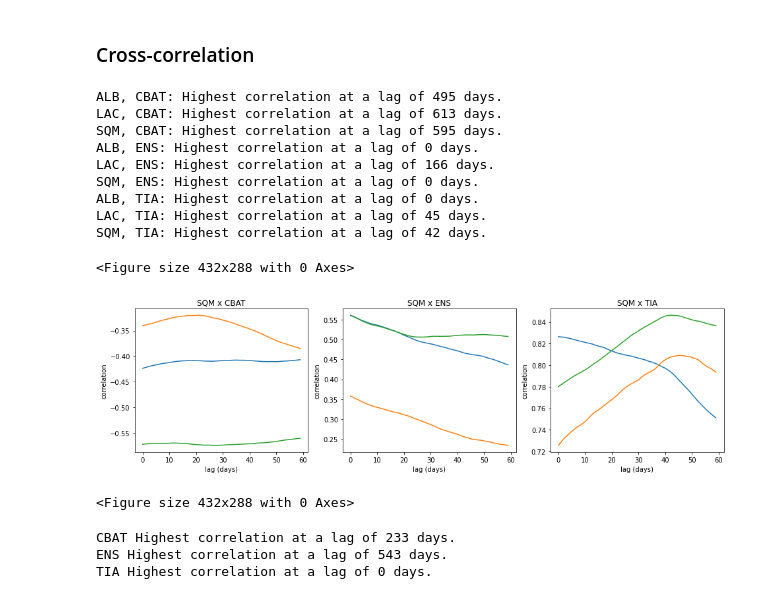
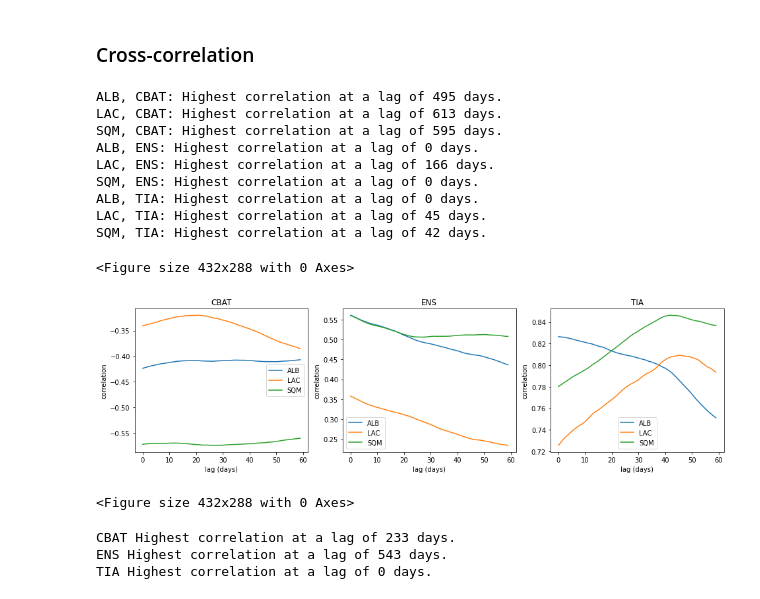
Before and after one commit to mm12063/pa_project, a Jupyter notebook: cross_correlation_sentiment_weather.ipynb, the cells around one changed output. Drawn from its saved outputs; the diff is of its cells as text; code cells hidden in the pictures.

```diff
--- a/cross_correlation_sentiment_weather.ipynb
+++ b/cross_correlation_sentiment_weather.ipynb
@@ -92,36 +92,36 @@ def calculate_days_delta(date_series, num_lag_rows):
 # Cross correlation between stock prices of battery manufacturers and mining companies
 
 fig, axs = plt.subplots(ncols=3, nrows=1, figsize=(16, 4))
 
 for idx, (battery_company, battery_header) in enumerate(zip(battery_companies, battery_headers)):
     battery_company_array = final_df[battery_header].to_numpy()
     plt.figure(idx)
 
     for mining_company, mining_header in zip(mining_companies, mining_headers):
         mining_company_array = final_df[mining_header].to_numpy()
 
         result = sm.tsa.stattools.ccf(mining_company_array, battery_company_array, adjusted=False)
 
         day_lags = [calculate_days_delta(stock_df["Date"], i) for i in range(len(result))]
         num_lag_rows = np.argmax(result)
         num_lag_days = day_lags[num_lag_rows]
 
         print(f"{mining_company}, {battery_company}: Highest correlation at a lag of {num_lag_days} days.")
 
-        ax = sns.lineplot(x=day_lags[0:60], y=result[0:60], ax=axs[idx])
-        ax.set(ylabel='correlation', xlabel='lag (days)', title=f'{mining_company} x {battery_company}')
+        ax = sns.lineplot(x=day_lags[0:60], y=result[0:60], ax=axs[idx], label = mining_company )
+        ax.set(ylabel='correlation', xlabel='lag (days)', title=f'{battery_company}')
 # %% [output]
 ALB, CBAT: Highest correlation at a lag of 495 days.
 LAC, CBAT: Highest correlation at a lag of 613 days.
 SQM, CBAT: Highest correlation at a lag of 595 days.
 ALB, ENS: Highest correlation at a lag of 0 days.
 LAC, ENS: Highest correlation at a lag of 166 days.
 SQM, ENS: Highest correlation at a lag of 0 days.
 ALB, TIA: Highest correlation at a lag of 0 days.
 LAC, TIA: Highest correlation at a lag of 45 days.
 SQM, TIA: Highest correlation at a lag of 42 days.
 <Figure size 432x288 with 0 Axes>
-[figure, old version]
+[figure, new version]
 <Figure size 432x288 with 0 Axes>
 # %%
 # Cross-correlation between battery manufacturers and sentiments
```
Also changed, not shown: parts of 7 cells of this notebook.
